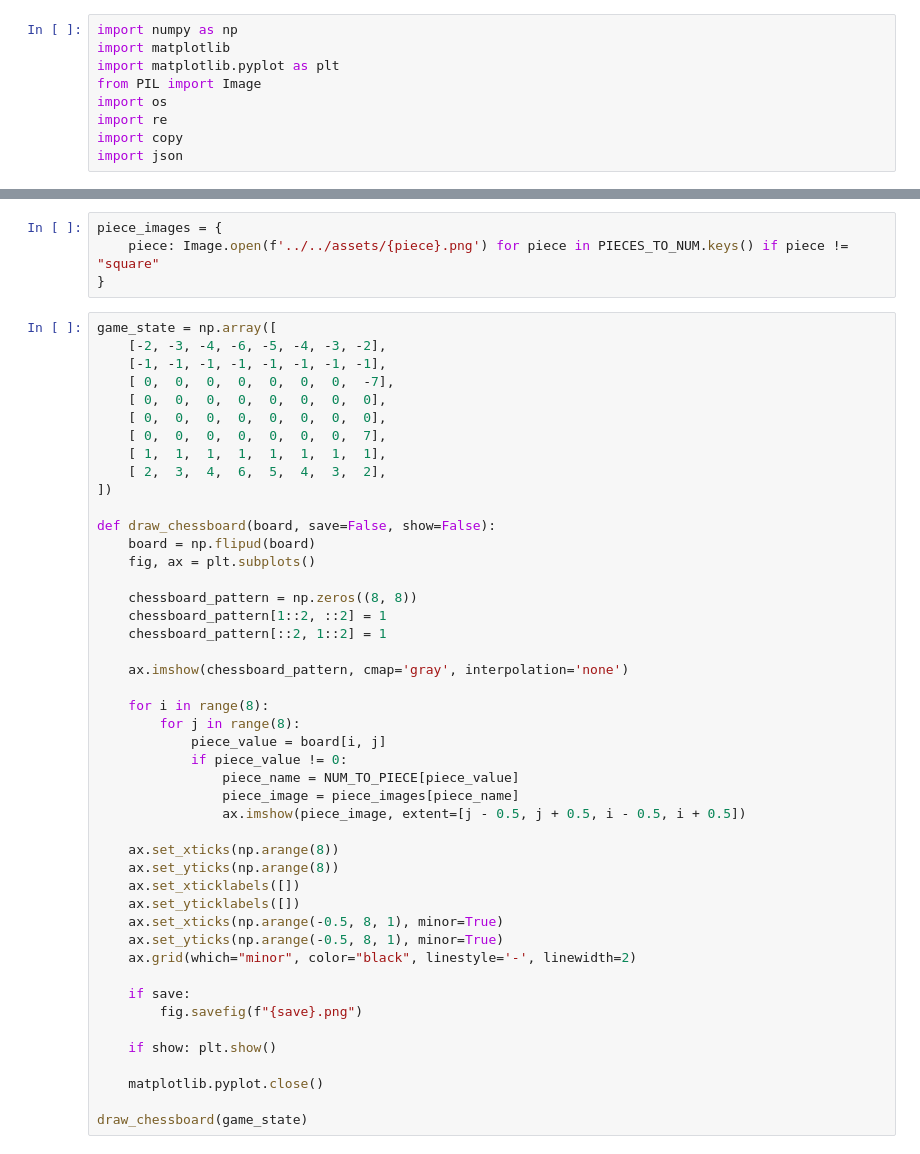
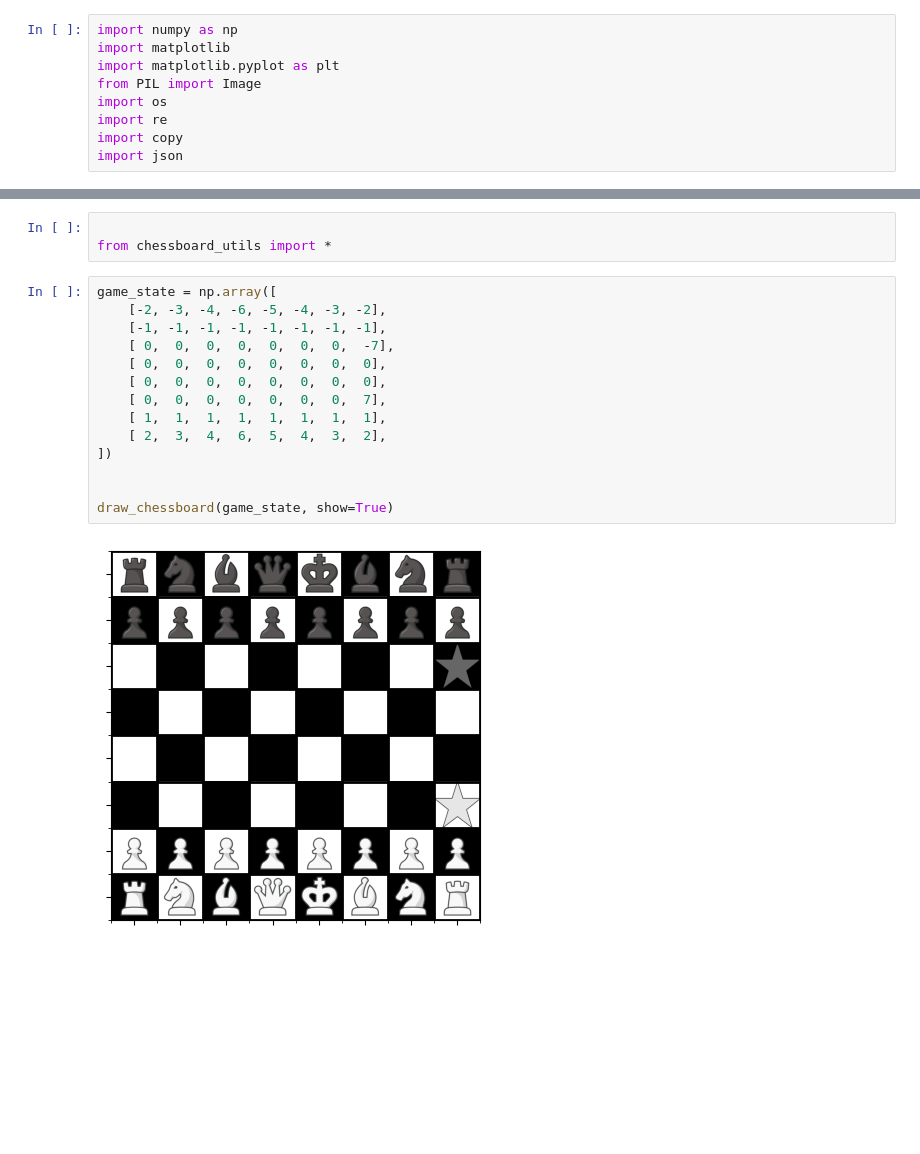
Before and after one commit to Mariusfaitducode/ChessVision, a Jupyter notebook: src/task3/game_analysis.ipynb, the cells around one changed output, grey strips where cells are left out. Cells and saved outputs as stored; diff of their text form; blank space fills up the shorter version.

Commit message:
start piece movement analysis

```diff
--- a/src/task3/game_analysis.ipynb
+++ b/src/task3/game_analysis.ipynb
@@ -46,50 +10,19 @@ NUM_TO_PIECE = {
 # %%
-piece_images = {
-    piece: Image.open(f'../../assets/{piece}.png') for piece in PIECES_TO_NUM.keys() if piece != "square"
-}
+
+from chessboard_utils import *
 # %%
 game_state = np.array([
     [-2, -3, -4, -6, -5, -4, -3, -2],
     [-1, -1, -1, -1, -1, -1, -1, -1],
     [ 0,  0,  0,  0,  0,  0,  0,  -7],
     [ 0,  0,  0,  0,  0,  0,  0,  0],
     [ 0,  0,  0,  0,  0,  0,  0,  0],
     [ 0,  0,  0,  0,  0,  0,  0,  7],
     [ 1,  1,  1,  1,  1,  1,  1,  1],
     [ 2,  3,  4,  6,  5,  4,  3,  2],
 ])
 
-def draw_chessboard(board, save=False, show=False):
-    board = np.flipud(board)
-    fig, ax = plt.subplots()
 
-    chessboard_pattern = np.zeros((8, 8))
-    chessboard_pattern[1::2, ::2] = 1
-    chessboard_pattern[::2, 1::2] = 1
-
-    ax.imshow(chessboard_pattern, cmap='gray', interpolation='none')
-
-    for i in range(8):
-        for j in range(8):
-            piece_value = board[i, j]
-            if piece_value != 0:
-                piece_name = NUM_TO_PIECE[piece_value]
-                piece_image = piece_images[piece_name]
-                ax.imshow(piece_image, extent=[j - 0.5, j + 0.5, i - 0.5, i + 0.5])
-
-    ax.set_xticks(np.arange(8))
-    ax.set_yticks(np.arange(8))
-    ax.set_xticklabels([])
-    ax.set_yticklabels([])
-    ax.set_xticks(np.arange(-0.5, 8, 1), minor=True)
-    ax.set_yticks(np.arange(-0.5, 8, 1), minor=True)
-    ax.grid(which="minor", color="black", linestyle='-', linewidth=2)
-
-    if save:
-        fig.savefig(f"{save}.png")
-
-    if show: plt.show()
-
-    matplotlib.pyplot.close()
-
-draw_chessboard(game_state)
+draw_chessboard(game_state, show=True)
+# %% [output]
+[figure, added]
```
Also changed, not shown: parts of 5 cells of this notebook, 6 other files.
